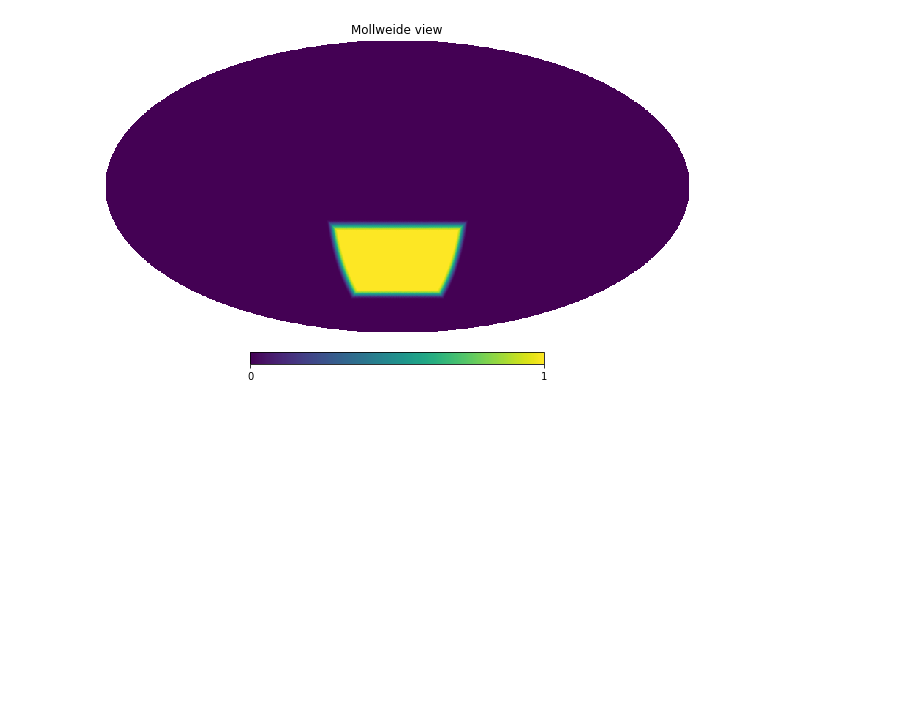
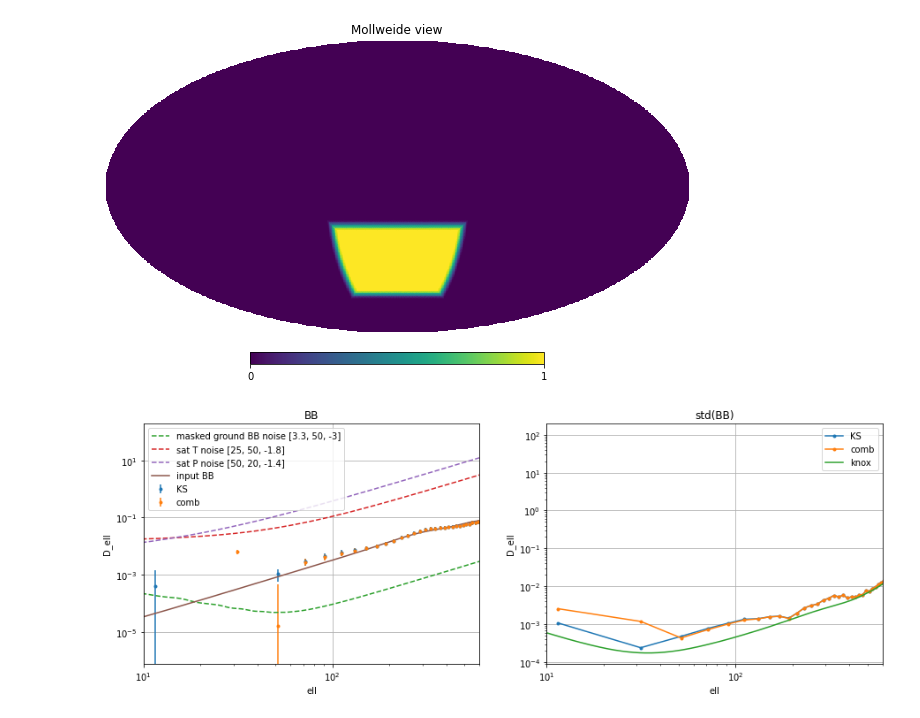
Before and after one commit to catyz/destripe, a Jupyter notebook: partial_sky.ipynb, the cells around one changed output. Saved outputs shown, nothing was run; the diff lists cells and outputs as text; code cells hidden in the pictures; blank space fills up the shorter version.

```diff
--- a/partial_sky.ipynb
+++ b/partial_sky.ipynb
@@ -18,7 +18,8 @@ WARNING: version mismatch between CFITSIO header (v4.000999999999999) and linked
 nside = 512
 npix = 12*nside**2
 lmax = 3*nside-1
-bin_size = 64
+bin_size = 20
+n_sims = 100
 # %%
 reload(mylib)
 ell_input, TT, TE, EE, BB, PP = np.loadtxt('cl.txt', unpack=True)
@@ -79,6 +80,10 @@ w_comb = nmt.NmtWorkspace()
 f_comb = nmt.NmtField(mask_apo, np.empty((1, npix)), beam=bl)
 w_comb.compute_coupling_matrix(f_comb, f_comb, b)
 
-masked_ground_noise_cls_pol = (w_PCL.get_coupling_matrix() @ np.concatenate(np.array([ground_noise_cls[1], np.zeros(lmax+1), np.zeros(lmax+1), ground_noise_cls[2]]))).reshape(4, lmax+1)
-masked_ground_noise_cls = w_comb.get_coupling_matrix() @ ground_noise_cls[2]
+mll = w_comb.get_coupling_matrix()
+masked_ground_noise_cls = mll @ ground_noise_cls[2]
+masked_ground_noise_cls[0:2] = 0
+masked_ground_noise_cls_pol = np.array([mll@ground_noise_cls[1], np.zeros(lmax+1), np.zeros(lmax+1), mll@ground_noise_cls[2]])
+masked_ground_noise_cls_pol[:,0:2] = 0
+# masked_ground_noise_cls_pol = (w_PCL.get_coupling_matrix() @ np.concatenate(np.array([ground_noise_cls[1], np.zeros(lmax+1), np.zeros(lmax+1), ground_noise_cls[2]]))).reshape(4, lmax+1)
 # %%
@@ -118,27 +122,33 @@ std_comb = c2db*np.std(cl_comb, axis=0)
 # %%
 #Knox formula
 bpw = w_PCL.get_bandpower_windows()[3,:,3]
-w2 = np.sum(mask_apo**2)/np.sum(mask)
-w4 = np.sum(mask_apo**4)/np.sum(mask)
 nu_l = (2*np.arange(lmax+1)+1)*fsky*w2**2/w4*bin_size
 
-knox = bpw @ (((input_cls[2] + ground_noise_cls[2]/bl**2)) * np.sqrt(2/nu_l))
+knox = (input_cls[2] + ground_noise_cls[2]/bl**2) * np.sqrt(2/nu_l)
 # %%
 fig, axes = plt.subplots(1, 2, figsize=(15, 5))
 
 axes[0].errorbar(ells, mean_KS, yerr=std_KS, fmt='.', label='KS')
-axes[0].errorbar(ells, mean_PCL, yerr=std_PCL, fmt='.', label='PCL')
+# axes[0].errorbar(ells, mean_PCL, yerr=std_PCL, fmt='.', label='PCL')
 axes[0].errorbar(ells, mean_comb, yerr=std_comb, fmt='.', label='comb')
-axes[0].plot(c2d*masked_ground_noise_cls, linestyle='dashed', label='noise')
-axes[0].plot(BB, label='BB (lensed r=0.1)')
+axes[0].plot(c2d*masked_ground_noise_cls, linestyle='dashed', label=f'masked ground BB noise {ground_P_noise_props}')
+axes[0].plot(c2d*sat_noise_cls[0], linestyle='dashed', label=f'sat T noise {sat_T_noise_props}')
+axes[0].plot(c2d*sat_noise_cls[1], linestyle='dashed', label=f'sat P noise {sat_P_noise_props}')
+axes[0].plot(c2d*input_cls[2], label='input BB')
+axes[0].set_title('BB')
 
 axes[1].plot(ells, std_KS, marker='.', label='KS')
-axes[1].plot(ells, std_PCL, marker='.', label='PCL')
+# axes[1].plot(ells, std_PCL, marker='.', label='PCL')
 axes[1].plot(ells, std_comb, marker='.',label='comb')
-axes[1].plot(ells, c2db*knox, label='Knox')
+axes[1].plot(c2d*knox, label='knox')
+axes[1].set_title('std(BB)')
 
 for ax in axes.flatten():
     ax.legend()
-    ax.set_xlim([20,2*nside])
+    ax.set_xlim([10,600])
     ax.loglog()
     ax.grid()
+    ax.set_xlabel('ell')
+    ax.set_ylabel('D_ell')
+# %% [output]
+[figure, added]
```
Also changed, not shown: parts of 3 cells of this notebook, 8 other files.
